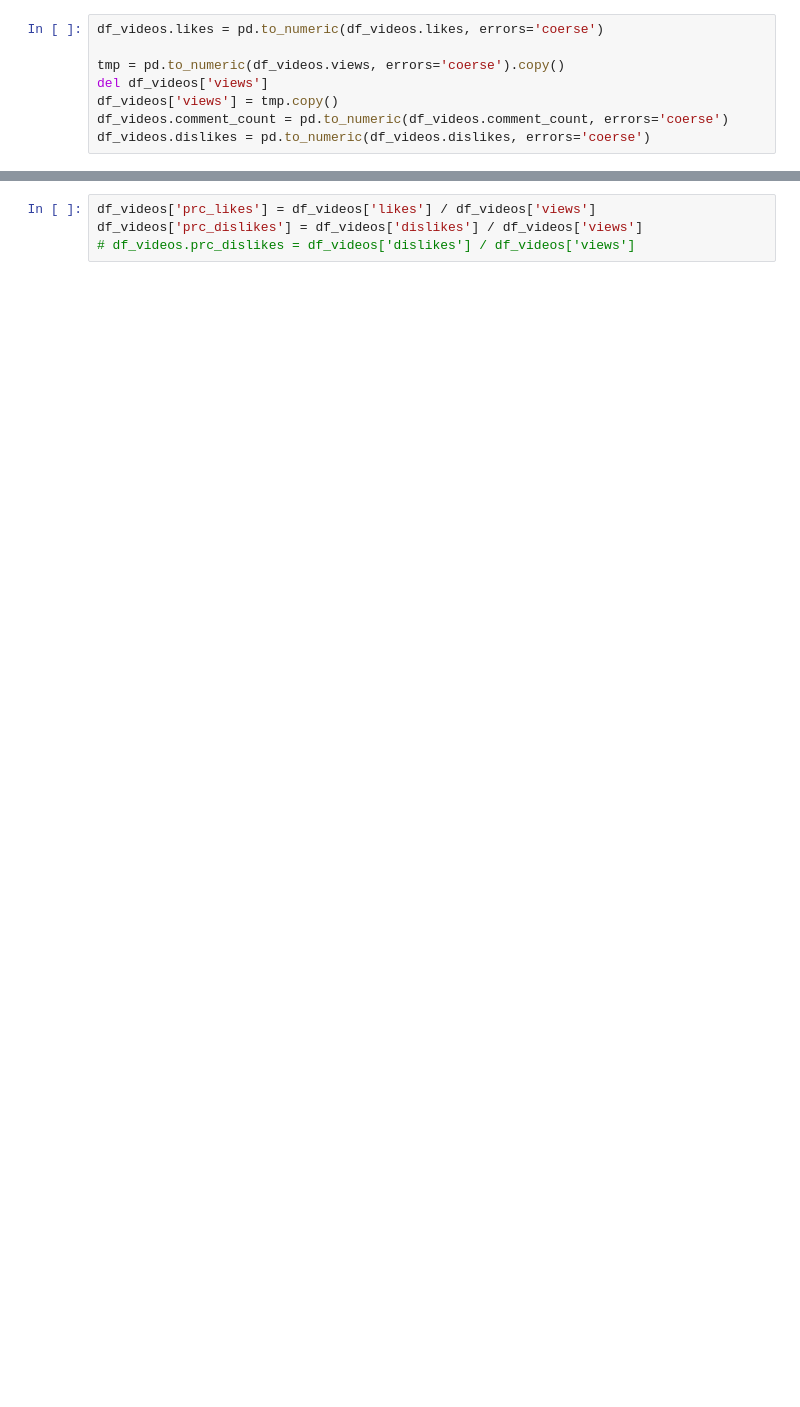
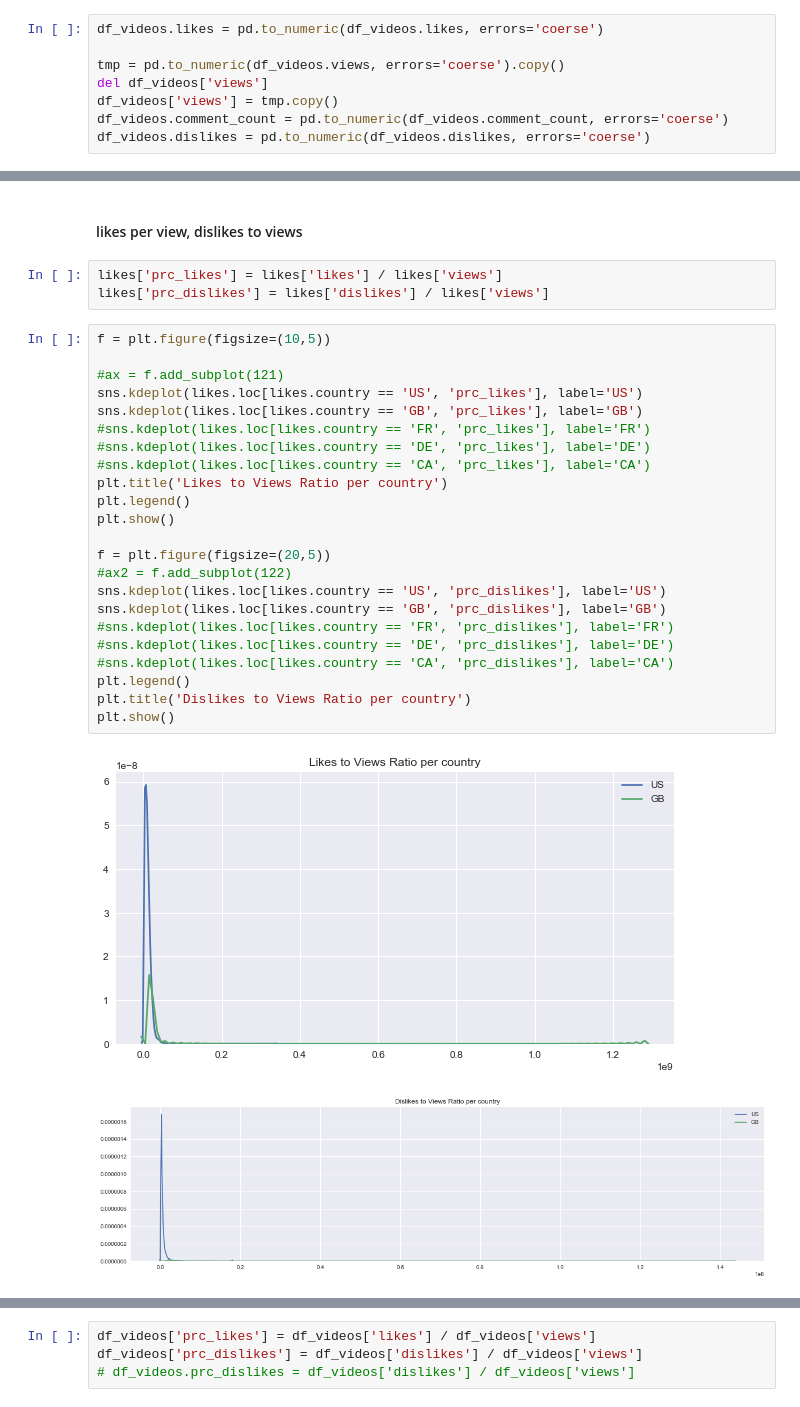
Before and after one commit to giannoulaki/Springboard, a Jupyter notebook: Capstone_Project/Capstone Project.ipynb, the cells around one changed output, grey strips where cells are left out. Cells and saved outputs as stored; diff of their text form; blank space fills up the shorter version.

```diff
--- a/Capstone_Project/Capstone Project.ipynb
+++ b/Capstone_Project/Capstone Project.ipynb
@@ -294,3 +324,34 @@ for cntry in likes.country.unique():
 [figure]
 [figure]
 ... (8 outputs left out)
+# %% [markdown]
+#### likes per view, dislikes to views
+# %%
+likes['prc_likes'] = likes['likes'] / likes['views']
+likes['prc_dislikes'] = likes['dislikes'] / likes['views']
+# %%
+f = plt.figure(figsize=(10,5))
+
+#ax = f.add_subplot(121)
+sns.kdeplot(likes.loc[likes.country == 'US', 'prc_likes'], label='US')
+sns.kdeplot(likes.loc[likes.country == 'GB', 'prc_likes'], label='GB')
+#sns.kdeplot(likes.loc[likes.country == 'FR', 'prc_likes'], label='FR')
+#sns.kdeplot(likes.loc[likes.country == 'DE', 'prc_likes'], label='DE')
+#sns.kdeplot(likes.loc[likes.country == 'CA', 'prc_likes'], label='CA')
+plt.title('Likes to Views Ratio per country')
+plt.legend()
+plt.show()
+
+f = plt.figure(figsize=(20,5))
+#ax2 = f.add_subplot(122)
+sns.kdeplot(likes.loc[likes.country == 'US', 'prc_dislikes'], label='US')
+sns.kdeplot(likes.loc[likes.country == 'GB', 'prc_dislikes'], label='GB')
+#sns.kdeplot(likes.loc[likes.country == 'FR', 'prc_dislikes'], label='FR')
+#sns.kdeplot(likes.loc[likes.country == 'DE', 'prc_dislikes'], label='DE')
+#sns.kdeplot(likes.loc[likes.country == 'CA', 'prc_dislikes'], label='CA')
+plt.legend()
+plt.title('Dislikes to Views Ratio per country')
+plt.show()
+# %% [output]
+[figure, added]
+[figure, added]
```
Also changed, not shown: parts of 71 cells of this notebook, 28 other files.
